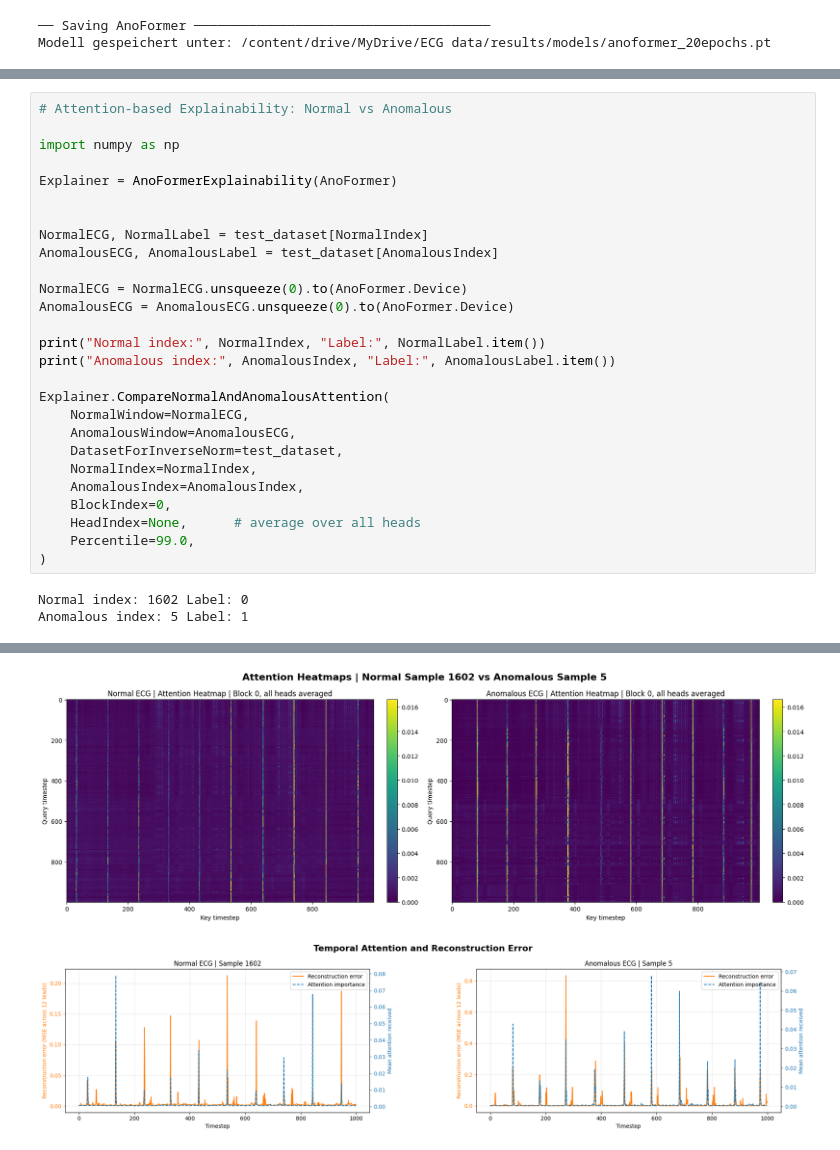
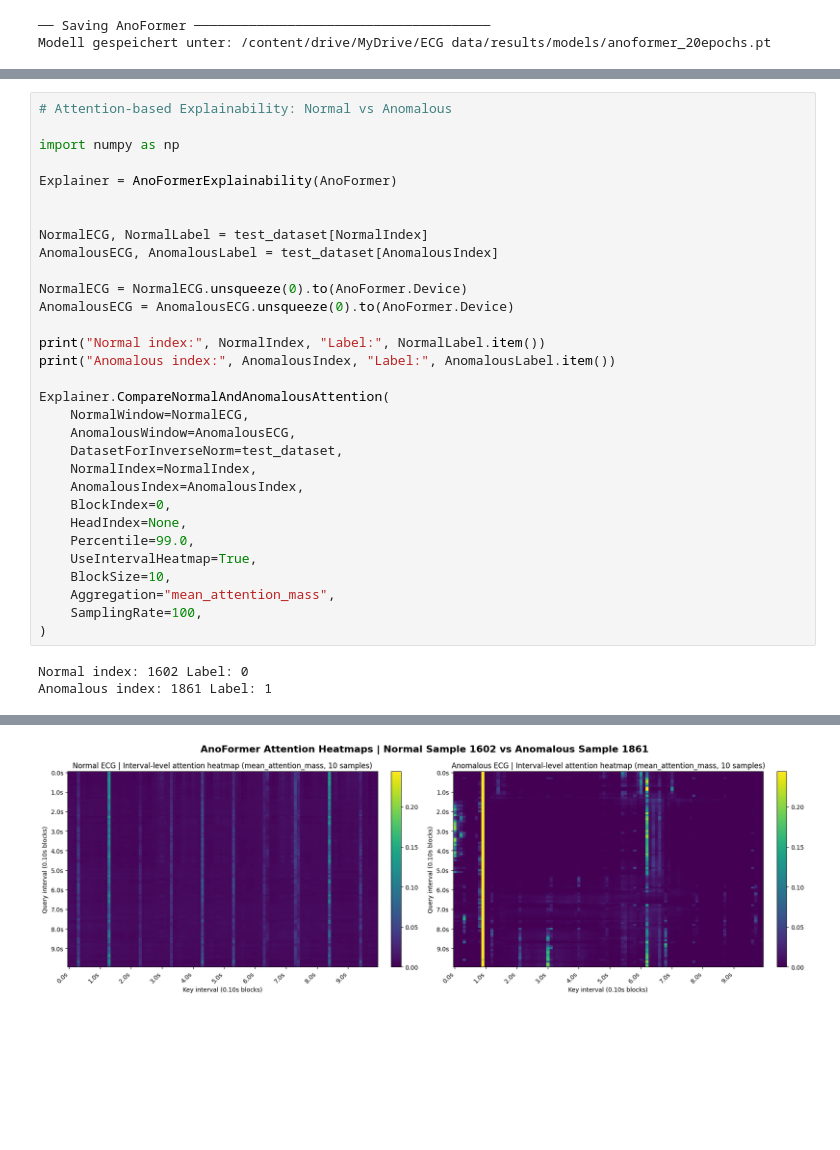
Before and after one commit to sharaffatima/Thesis, a Jupyter notebook: notebooks/02_train_anoformer.ipynb, the cells around one changed output, grey strips where cells are left out. Saved outputs shown, nothing was run; the diff lists cells and outputs as text; blank space fills up the shorter version.

Commit message:
Fixed Visualizations

```diff
--- a/notebooks/02_train_anoformer.ipynb
+++ b/notebooks/02_train_anoformer.ipynb
@@ -389,9 +391,13 @@ Explainer.CompareNormalAndAnomalousAttention(
     NormalIndex=NormalIndex,
     AnomalousIndex=AnomalousIndex,
     BlockIndex=0,
-    HeadIndex=None,      # average over all heads
+    HeadIndex=None,
     Percentile=99.0,
+    UseIntervalHeatmap=True,
+    BlockSize=10,
+    Aggregation="mean_attention_mass",
+    SamplingRate=100,
 )
 # %% [output]
 Normal index: 1602 Label: 0
-Anomalous index: 5 Label: 1
+Anomalous index: 1861 Label: 1
@@ -399,2 +405 @@ Anomalous index: 5 Label: 1
-[figure, old version]
+[figure, new version]
-[figure, removed]
```
Also changed, not shown: parts of 6 cells of this notebook.
